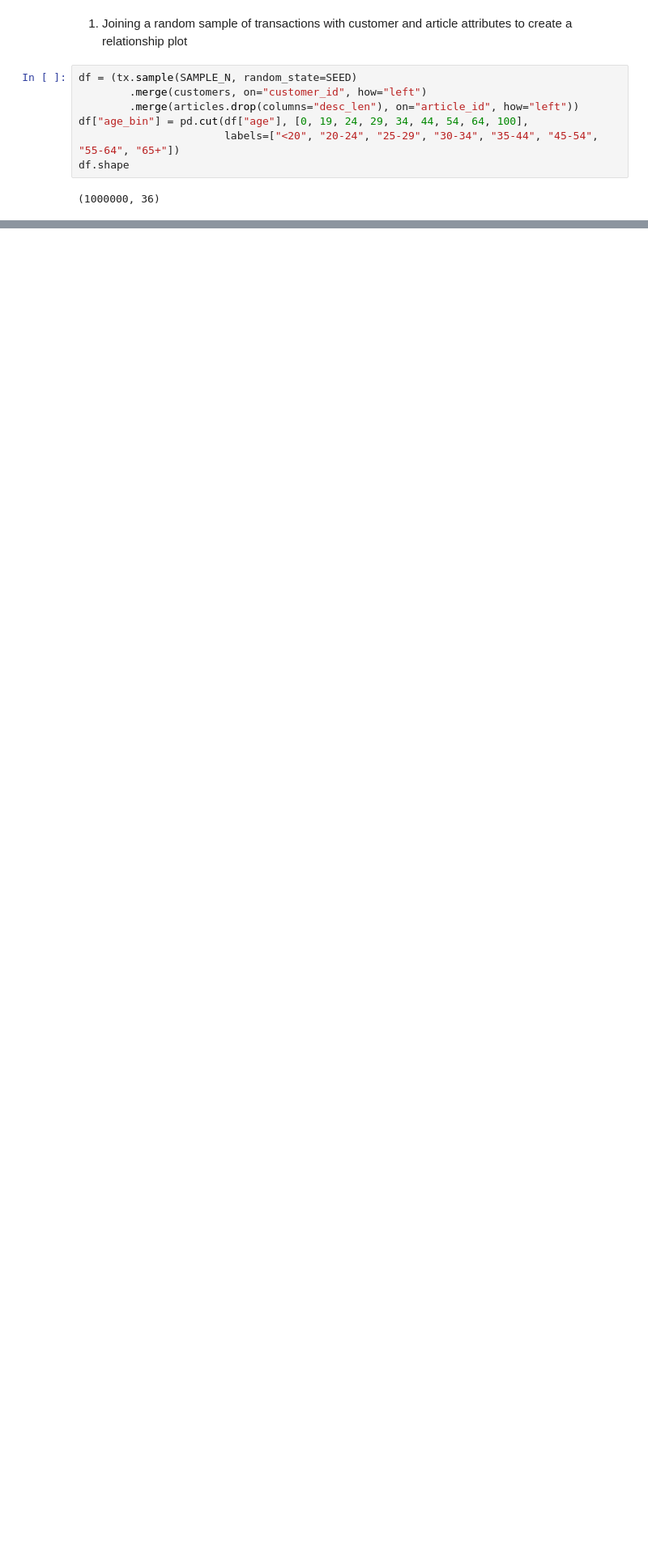
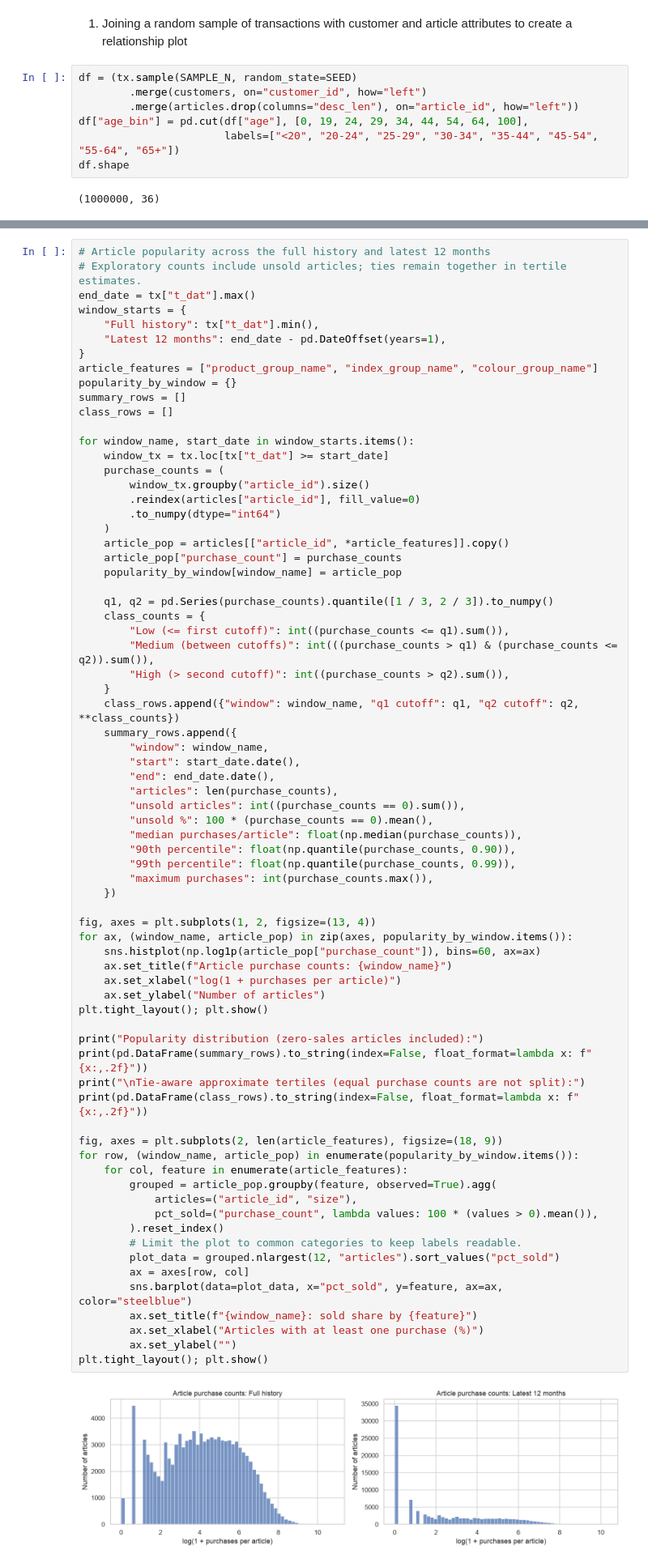
Before and after one commit to chungite/455-group-project-, a Jupyter notebook: hm_eda.ipynb, the cells around one changed output, grey strips where cells are left out. Shown at 81% size. Drawn from its saved outputs; the diff is of its cells as text; blank space fills up the shorter version.

```diff
--- a/hm_eda.ipynb
+++ b/hm_eda.ipynb
@@ -388,3 +351,77 @@ sns.boxplot(data=df, x="age_bin", y="price", ax=ax[1], showfliers=False); ax[1].
 plt.tight_layout(); plt.show()
 # %% [output]
 [figure]
+# %%
+# Article popularity across the full history and latest 12 months
+# Exploratory counts include unsold articles; ties remain together in tertile estimates.
+end_date = tx["t_dat"].max()
+window_starts = {
+    "Full history": tx["t_dat"].min(),
+    "Latest 12 months": end_date - pd.DateOffset(years=1),
+}
+article_features = ["product_group_name", "index_group_name", "colour_group_name"]
+popularity_by_window = {}
+summary_rows = []
+class_rows = []
+
+for window_name, start_date in window_starts.items():
+    window_tx = tx.loc[tx["t_dat"] >= start_date]
+    purchase_counts = (
+        window_tx.groupby("article_id").size()
+        .reindex(articles["article_id"], fill_value=0)
+        .to_numpy(dtype="int64")
+    )
+    article_pop = articles[["article_id", *article_features]].copy()
+    article_pop["purchase_count"] = purchase_counts
+    popularity_by_window[window_name] = article_pop
+
+    q1, q2 = pd.Series(purchase_counts).quantile([1 / 3, 2 / 3]).to_numpy()
+    class_counts = {
+        "Low (<= first cutoff)": int((purchase_counts <= q1).sum()),
+        "Medium (between cutoffs)": int(((purchase_counts > q1) & (purchase_counts <= q2)).sum()),
+        "High (> second cutoff)": int((purchase_counts > q2).sum()),
+    }
+    class_rows.append({"window": window_name, "q1 cutoff": q1, "q2 cutoff": q2, **class_counts})
+    summary_rows.append({
+        "window": window_name,
+        "start": start_date.date(),
+        "end": end_date.date(),
+        "articles": len(purchase_counts),
+        "unsold articles": int((purchase_counts == 0).sum()),
+        "unsold %": 100 * (purchase_counts == 0).mean(),
+        "median purchases/article": float(np.median(purchase_counts)),
+        "90th percentile": float(np.quantile(purchase_counts, 0.90)),
+        "99th percentile": float(np.quantile(purchase_counts, 0.99)),
+        "maximum purchases": int(purchase_counts.max()),
+    })
+
+fig, axes = plt.subplots(1, 2, figsize=(13, 4))
+for ax, (window_name, article_pop) in zip(axes, popularity_by_window.items()):
+    sns.histplot(np.log1p(article_pop["purchase_count"]), bins=60, ax=ax)
+    ax.set_title(f"Article purchase counts: {window_name}")
+    ax.set_xlabel("log(1 + purchases per article)")
+    ax.set_ylabel("Number of articles")
+plt.tight_layout(); plt.show()
+
+print("Popularity distribution (zero-sales articles included):")
+print(pd.DataFrame(summary_rows).to_string(index=False, float_format=lambda x: f"{x:,.2f}"))
+print("\nTie-aware approximate tertiles (equal purchase counts are not split):")
+print(pd.DataFrame(class_rows).to_string(index=False, float_format=lambda x: f"{x:,.2f}"))
+
+fig, axes = plt.subplots(2, len(article_features), figsize=(18, 9))
+for row, (window_name, article_pop) in enumerate(popularity_by_window.items()):
+    for col, feature in enumerate(article_features):
+        grouped = article_pop.groupby(feature, observed=True).agg(
+            articles=("article_id", "size"),
+            pct_sold=("purchase_count", lambda values: 100 * (values > 0).mean()),
+        ).reset_index()
+        # Limit the plot to common categories to keep labels readable.
+        plot_data = grouped.nlargest(12, "articles").sort_values("pct_sold")
+        ax = axes[row, col]
+        sns.barplot(data=plot_data, x="pct_sold", y=feature, ax=ax, color="steelblue")
+        ax.set_title(f"{window_name}: sold share by {feature}")
+        ax.set_xlabel("Articles with at least one purchase (%)")
+        ax.set_ylabel("")
+plt.tight_layout(); plt.show()
+# %% [output]
+[figure, added]
```
Also changed, not shown: parts of 11 cells of this notebook.
